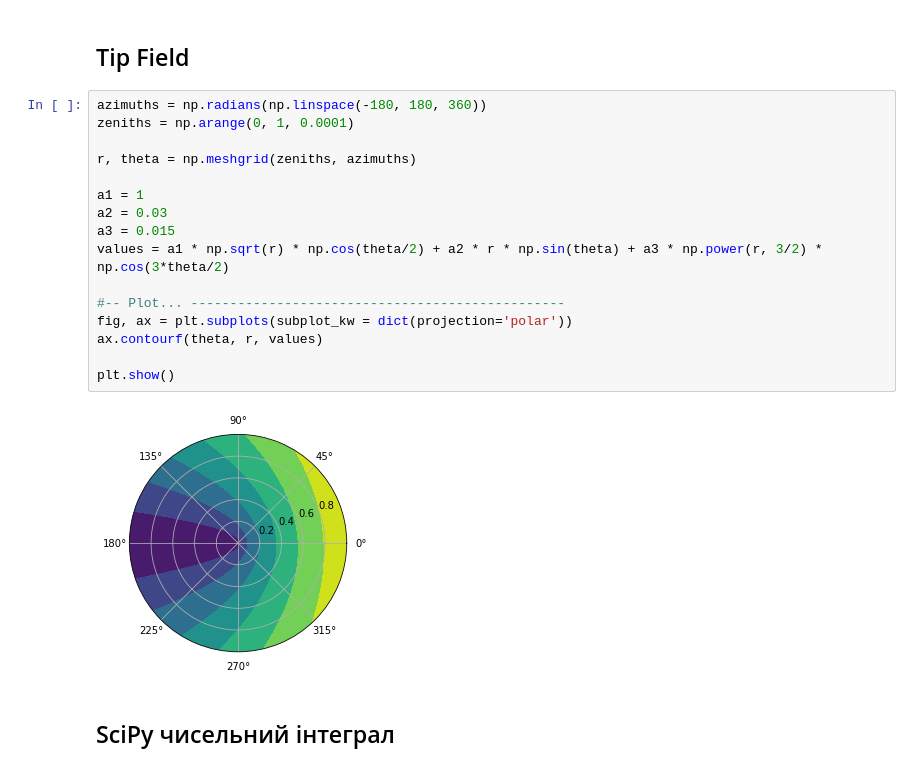
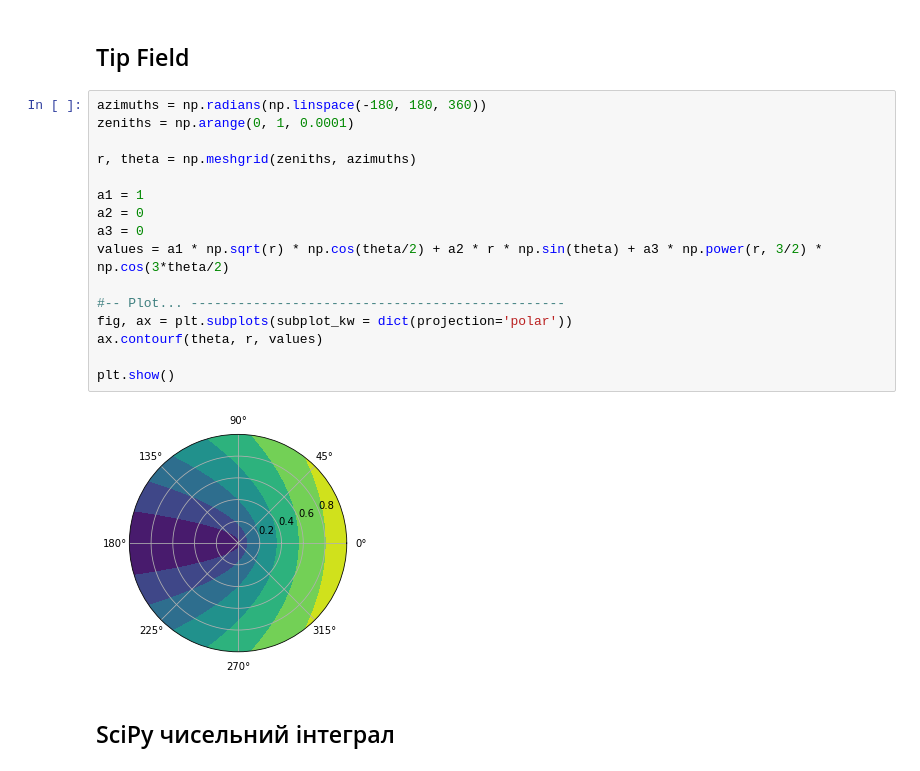
Before and after one commit to okmechak/riversimpy, a Jupyter notebook: integral_research.ipynb, the cells around one changed output. Drawn from its saved outputs; the diff is of its cells as text.

```diff
--- a/integral_research.ipynb
+++ b/integral_research.ipynb
@@ -66,21 +110,21 @@ def seriesParamsEvaluation(model, n, m):
 # %%
 azimuths = np.radians(np.linspace(-180, 180, 360))
 zeniths = np.arange(0, 1, 0.0001)
 
 r, theta = np.meshgrid(zeniths, azimuths)
 
 a1 = 1
-a2 = 0.03
-a3 = 0.015
+a2 = 0
+a3 = 0
 values = a1 * np.sqrt(r) * np.cos(theta/2) + a2 * r * np.sin(theta) + a3 * np.power(r, 3/2) * np.cos(3*theta/2)
 
 #-- Plot... ------------------------------------------------
 fig, ax = plt.subplots(subplot_kw = dict(projection='polar'))
 ax.contourf(theta, r, values)
 
 plt.show()
 # %% [output]
-[figure, old version]
+[figure, new version]
 # %% [markdown]
 ## SciPy чисельний інтеграл
 # %% [markdown]
```
Also changed, not shown: parts of 46 cells of this notebook, 1 other file.
